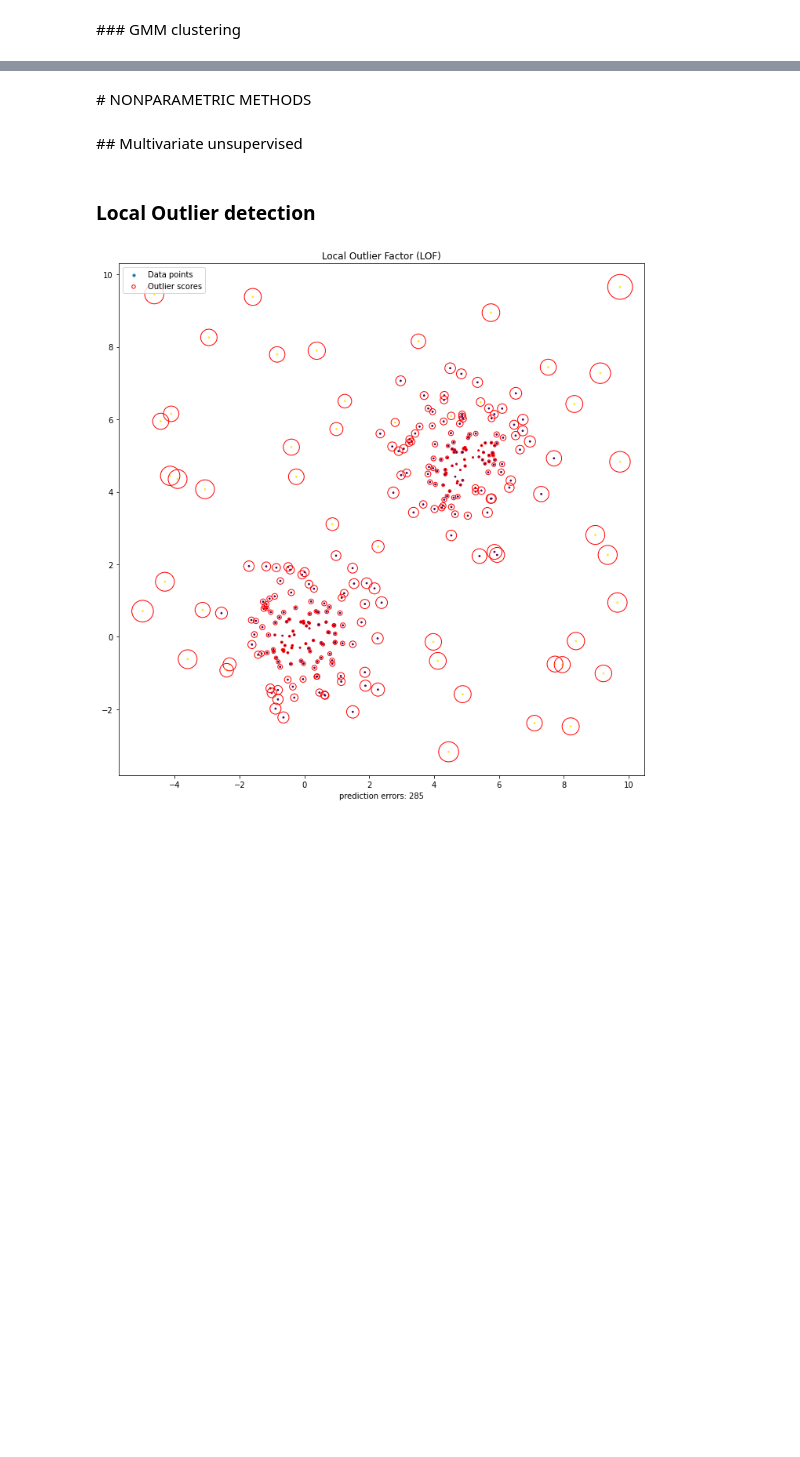
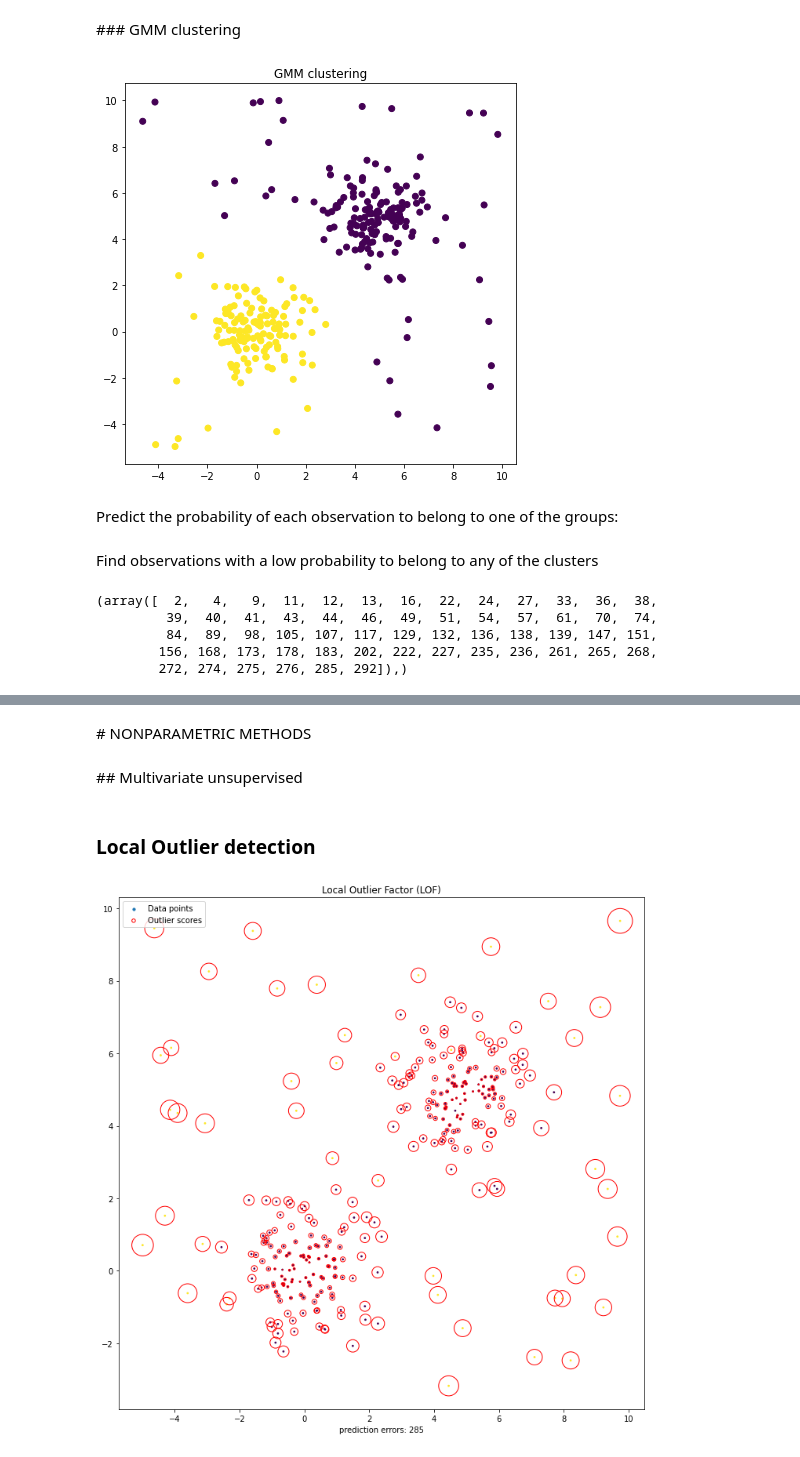
Before and after one commit to raulbenitez/OUTLIER_DETECTION, a Jupyter notebook: outlier_detection_methods.ipynb, the cells around one changed output, grey strips where cells are left out. Saved outputs shown, nothing was run; the diff lists cells and outputs as text; code cells hidden in the pictures; blank space fills up the shorter version.

```diff
--- a/outlier_detection_methods.ipynb
+++ b/outlier_detection_methods.ipynb
@@ -402,2 +402,19 @@ plt.show()
 # %% [markdown]
 ### GMM clustering
+# %%
+import numpy as np
+import matplotlib.pyplot as plt
+from sklearn import mixture
+
+
+gmm = mixture.GaussianMixture(n_components=2,covariance_type='full')
+
+plt.figure(figsize=(7,7))
+labels = gmm.fit_predict(X)
+plt.scatter(X[:, 0], X[:, 1], c=labels)
+plt.title("GMM clustering")
+plt.show()
+# %% [output]
+[figure, added]
+# %% [markdown]
+Predict the probability of each observation to belong to one of the groups:
@@ -403,0 +423,12 @@ plt.show()
+# %% [markdown]
+Find observations with a low probability to belong to any of the clusters
+# %%
+thres_p = 0.999
+ind_low = np.where((prob[:,0]<thres_p) & (prob[:,1]<thres_p))
+ind_low
+# %% [output]
+(array([  2,   4,   9,  11,  12,  13,  16,  22,  24,  27,  33,  36,  38,
+         39,  40,  41,  43,  44,  46,  49,  51,  54,  57,  61,  70,  74,
+         84,  89,  98, 105, 107, 117, 129, 132, 136, 138, 139, 147, 151,
+        156, 168, 173, 178, 183, 202, 222, 227, 235, 236, 261, 265, 268,
+        272, 274, 275, 276, 285, 292]),)
```
Also changed, not shown: parts of 4 cells of this notebook.
